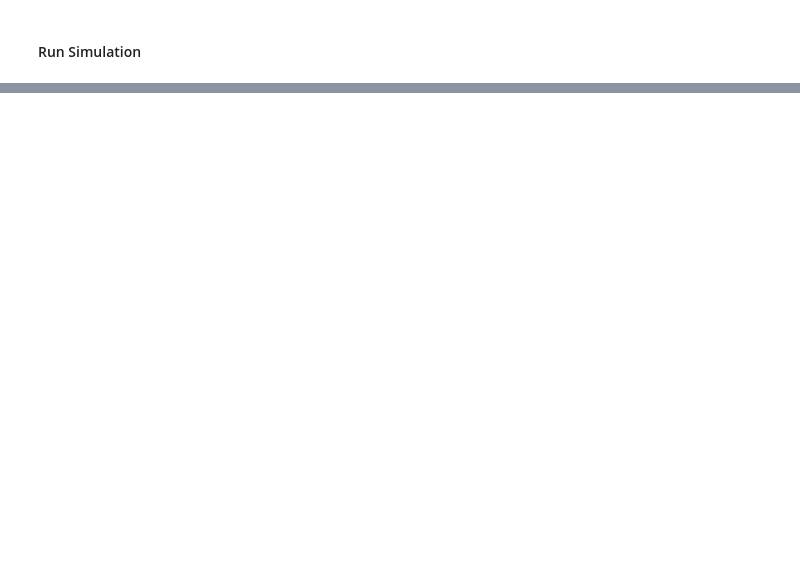
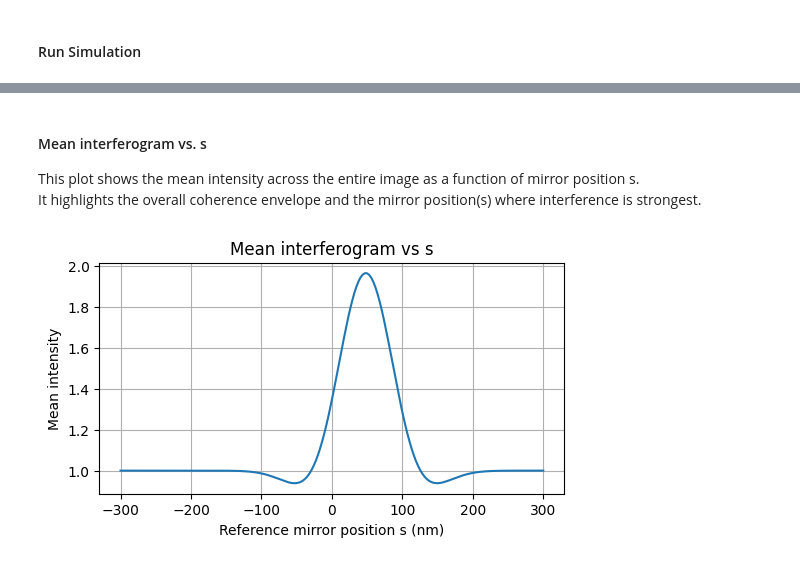
Before and after one commit to Hemanth-Kashyap-Gundamaraju/White-Light-Interferometry, a Jupyter notebook: wli_simulator.ipynb, the cells around one changed output, grey strips where cells are left out. Saved outputs shown, nothing was run; the diff lists cells and outputs as text; code cells hidden in the pictures; blank space fills up the shorter version.

```diff
--- a/wli_simulator.ipynb
+++ b/wli_simulator.ipynb
@@ -136,0 +162,16 @@ NameError: name 'I' is not defined
+# %% [markdown]
+#### Mean interferogram vs. s
+This plot shows the mean intensity across the entire image as a function of mirror position s.
+It highlights the overall coherence envelope and the mirror position(s) where interference is strongest.
+# %%
+# Plot mean interferogram vs s (useful summary)
+I_mean = I.mean(axis=(0,1))   # average over y,x -> shape (s,)
+plt.figure(figsize=(6,3))
+plt.plot(s_range, I_mean, '-')
+plt.xlabel('Reference mirror position s (nm)')
+plt.ylabel('Mean intensity')
+plt.title('Mean interferogram vs s')
+plt.grid(True)
+plt.show()
+# %% [output]
+[figure, added]
```
Also changed, not shown: parts of 23 cells of this notebook, 1 other file.
